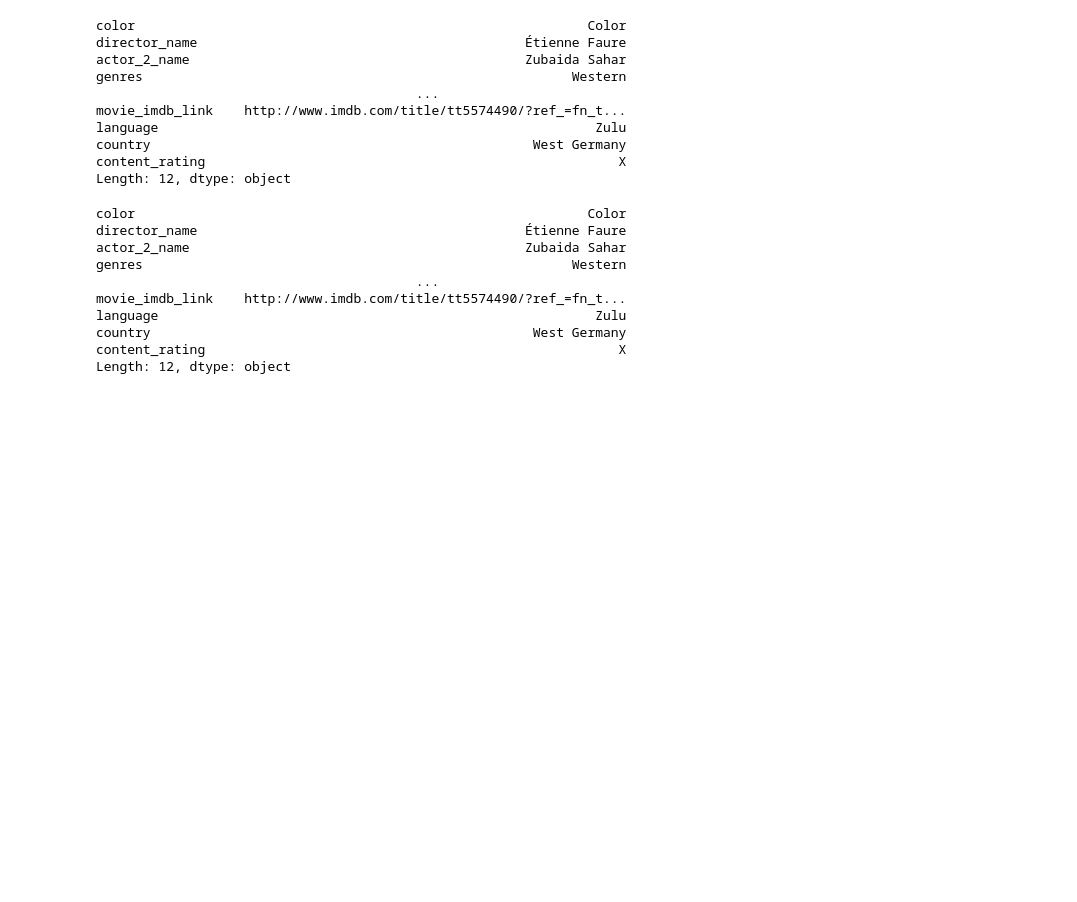
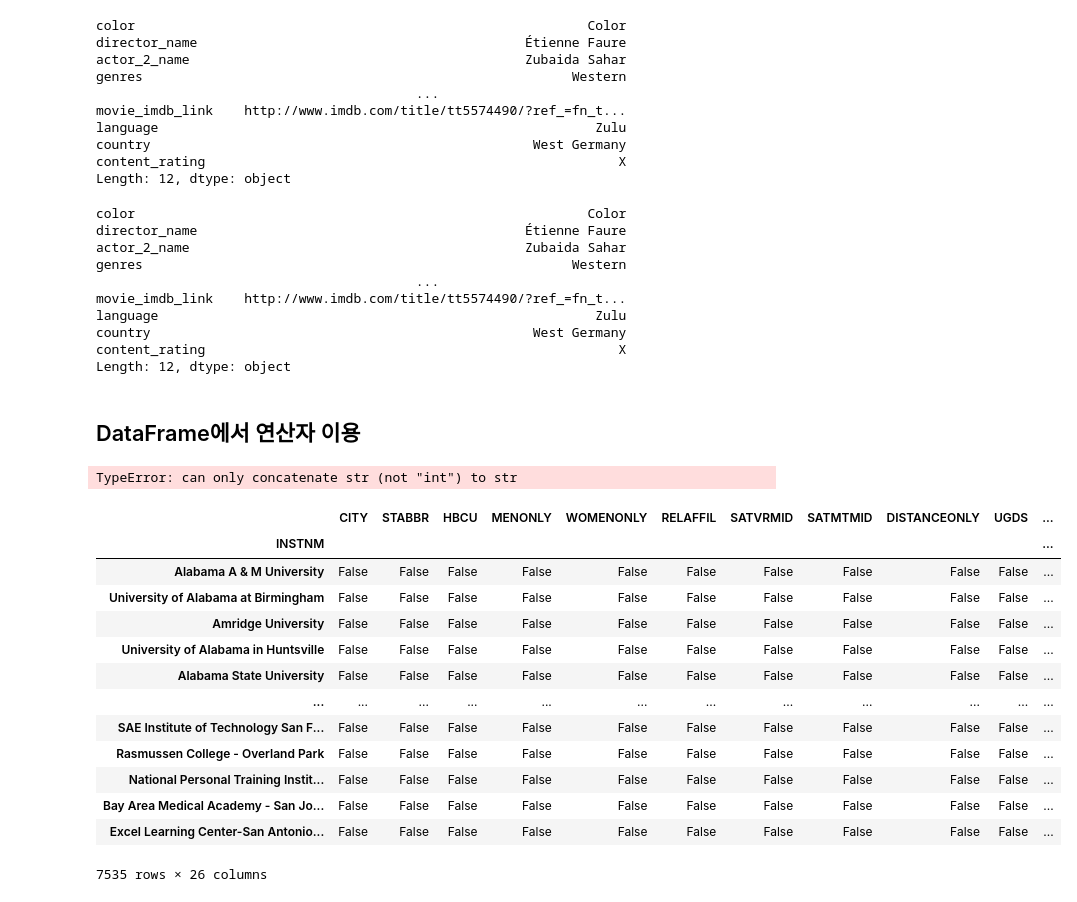
Before and after one commit to JHyuna/EDA_STUDY, a Jupyter notebook: Chapter2.ipynb, the cells around one changed output. Cells and saved outputs as stored; diff of their text form; code cells hidden in the pictures; blank space fills up the shorter version.

Commit message:
andas cookbook / week1 / chapter2 …

```diff
--- a/Chapter2.ipynb
+++ b/Chapter2.ipynb
@@ -380,3 +380,35 @@ language                                                        Zulu
 country                                                 West Germany
 content_rating                                                     X
 Length: 12, dtype: object
+# %% [markdown]
+## DataFrame에서 연산자 이용
+# %%
+import pandas as pd
+college = pd.read_csv(r'C:\Users\user\jupyterpractice\EDA\Pandas-Cookbook-master\data\college.csv')
+college + 5
+# %% [output]
+TypeError: can only concatenate str (not "int") to str
+# %%
+# 인덱스 레이블로는 학교 이름을 사용
+college = pd.read_csv(r'C:\Users\user\jupyterpractice\EDA\Pandas-Cookbook-master\data\college.csv', index_col='INSTNM')
+
+# UGDS_로 시작하는 모든 열을 선택
+# 학부생의 인종별 비율을 나타내는 열들
+college_ugds_ = college.filter(like='UGDS_')
+# %%
+college == 'asdf'
+# %% [output]
+|  | CITY | STABBR | HBCU | MENONLY | WOMENONLY | RELAFFIL | SATVRMID | SATMTMID | DISTANCEONLY | UGDS | ... |
+| INSTNM |  |  |  |  |  |  |  |  |  |  | ... |
+| Alabama A & M University | False | False | False | False | False | False | False | False | False | False | ... |
+| University of Alabama at Birmingham | False | False | False | False | False | False | False | False | False | False | ... |
+| Amridge University | False | False | False | False | False | False | False | False | False | False | ... |
+| University of Alabama in Huntsville | False | False | False | False | False | False | False | False | False | False | ... |
+| Alabama State University | False | False | False | False | False | False | False | False | False | False | ... |
+| ... | ... | ... | ... | ... | ... | ... | ... | ... | ... | ... | ... |
+| SAE Institute of Technology San F... | False | False | False | False | False | False | False | False | False | False | ... |
+| Rasmussen College - Overland Park | False | False | False | False | False | False | False | False | False | False | ... |
+| National Personal Training Instit... | False | False | False | False | False | False | False | False | False | False | ... |
+| Bay Area Medical Academy - San Jo... | False | False | False | False | False | False | False | False | False | False | ... |
+| Excel Learning Center-San Antonio... | False | False | False | False | False | False | False | False | False | False | ... |
+7535 rows × 26 columns
```
Also changed, not shown: parts of 48 cells of this notebook.
